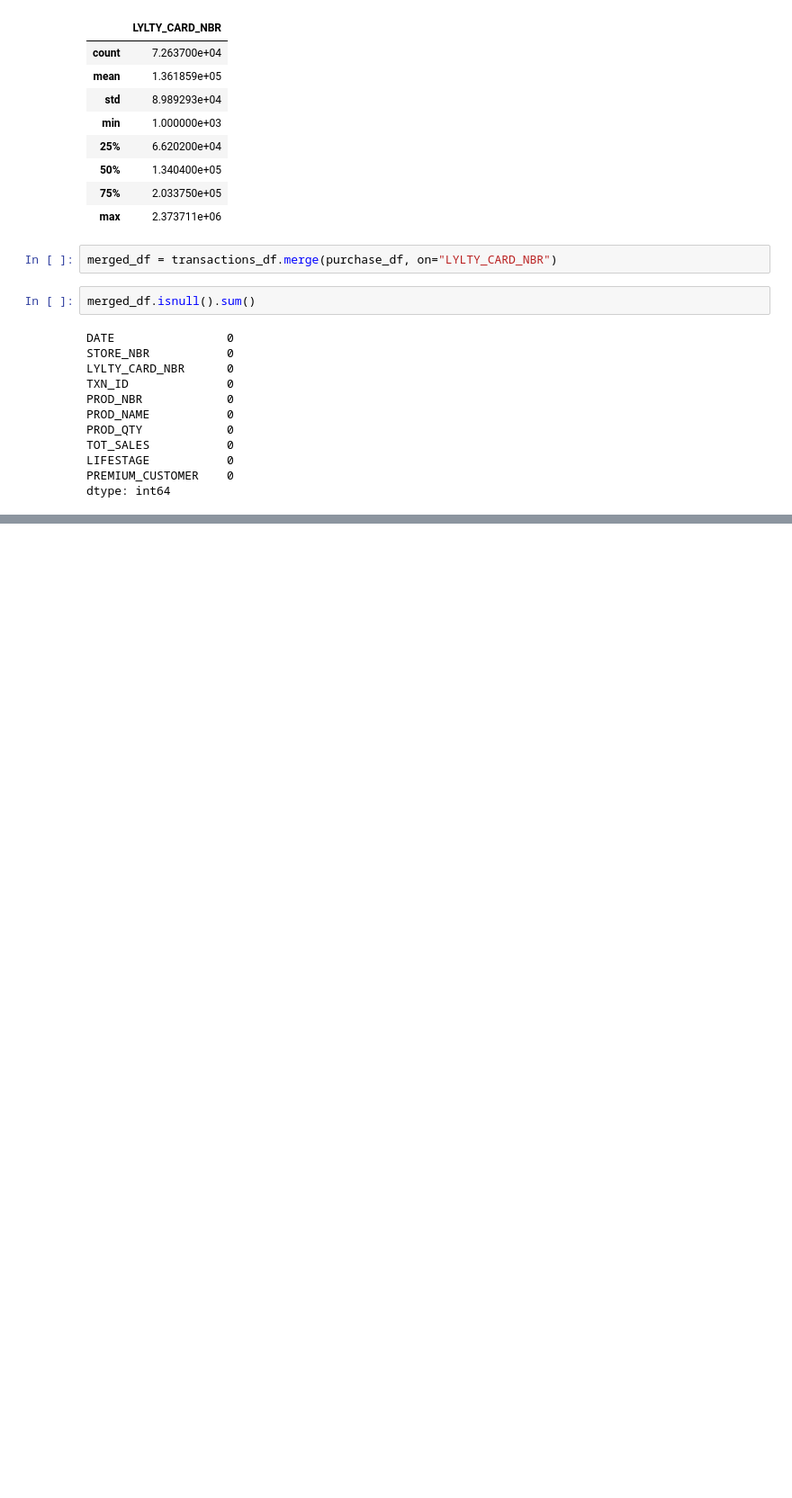
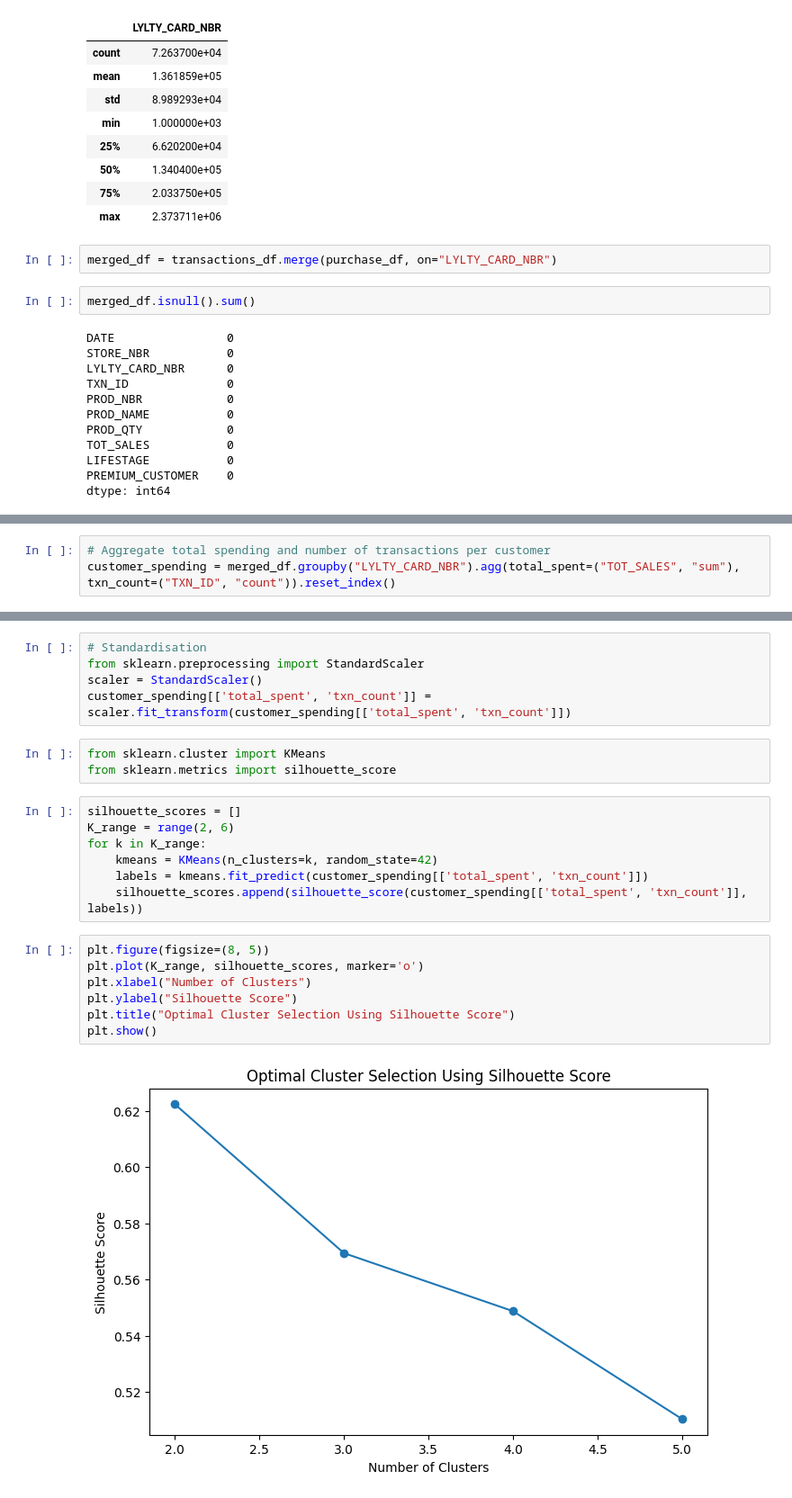
Before and after one commit to rohit00-07/iGnosis-Tech, a Jupyter notebook: notebook.ipynb, the cells around one changed output, grey strips where cells are left out. Shown: that part at 90% size. Cells and saved outputs as stored; diff of their text form; blank space fills up the shorter version.

```diff
--- a/notebook.ipynb
+++ b/notebook.ipynb
@@ -97,0 +163,3 @@ merged_df.head()
+# %%
+# Aggregate total spending and number of transactions per customer
+customer_spending = merged_df.groupby("LYLTY_CARD_NBR").agg(total_spent=("TOT_SALES", "sum"), txn_count=("TXN_ID", "count")).reset_index()
@@ -97,0 +175,24 @@ merged_df.head()
+# %%
+# Standardisation
+from sklearn.preprocessing import StandardScaler
+scaler = StandardScaler()
+customer_spending[['total_spent', 'txn_count']] = scaler.fit_transform(customer_spending[['total_spent', 'txn_count']])
+# %%
+from sklearn.cluster import KMeans
+from sklearn.metrics import silhouette_score
+# %%
+silhouette_scores = []
+K_range = range(2, 6)
+for k in K_range:
+    kmeans = KMeans(n_clusters=k, random_state=42)
+    labels = kmeans.fit_predict(customer_spending[['total_spent', 'txn_count']])
+    silhouette_scores.append(silhouette_score(customer_spending[['total_spent', 'txn_count']], labels))
+# %%
+plt.figure(figsize=(8, 5))
+plt.plot(K_range, silhouette_scores, marker='o')
+plt.xlabel("Number of Clusters")
+plt.ylabel("Silhouette Score")
+plt.title("Optimal Cluster Selection Using Silhouette Score")
+plt.show()
+# %% [output]
+[figure, added]
```
Also changed, not shown: parts of 12 cells of this notebook.
